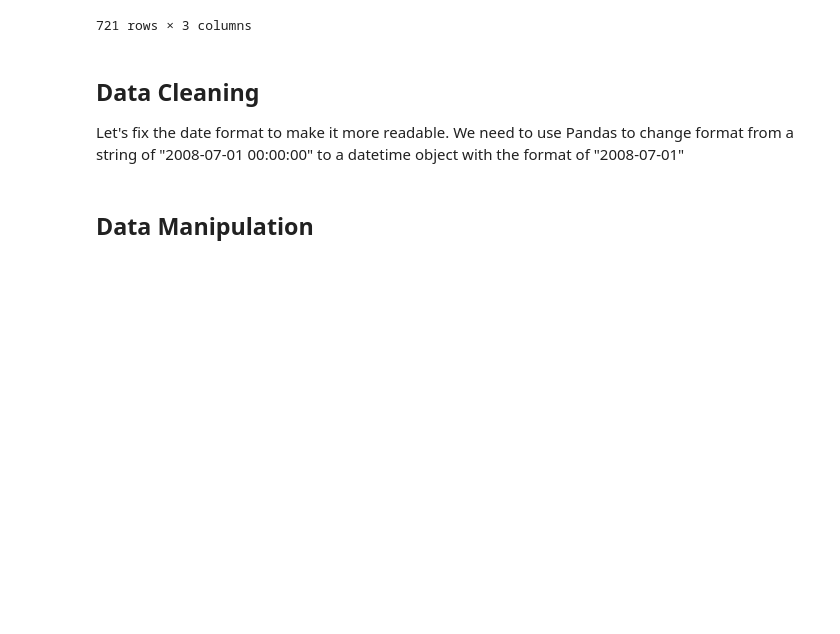
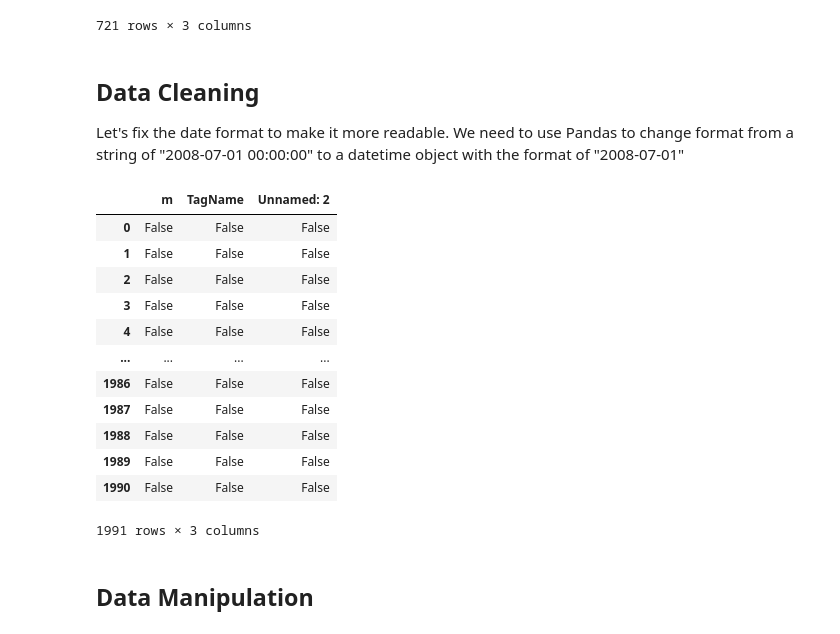
Before and after one commit to fherdy/Programming-Languages-by-popularity, a Jupyter notebook: Programming_Languages_(start).ipynb, the cells around one changed output. Saved outputs shown, nothing was run; the diff lists cells and outputs as text; code cells hidden in the pictures; blank space fills up the shorter version.

```diff
--- a/Programming_Languages_(start).ipynb
+++ b/Programming_Languages_(start).ipynb
@@ -108,6 +108,22 @@ df.groupby('m').head()
 ## Data Cleaning
 
 Let's fix the date format to make it more readable. We need to use Pandas to change format from a string of "2008-07-01 00:00:00" to a datetime object with the format of "2008-07-01"
+# %%
+df.isna()
+# %% [output]
+|  | m | TagName | Unnamed: 2 |
+| 0 | False | False | False |
+| 1 | False | False | False |
+| 2 | False | False | False |
+| 3 | False | False | False |
+| 4 | False | False | False |
+| ... | ... | ... | ... |
+| 1986 | False | False | False |
+| 1987 | False | False | False |
+| 1988 | False | False | False |
+| 1989 | False | False | False |
+| 1990 | False | False | False |
+1991 rows × 3 columns
 # %% [markdown]
 ## Data Manipulation
 # %% [markdown]
```
